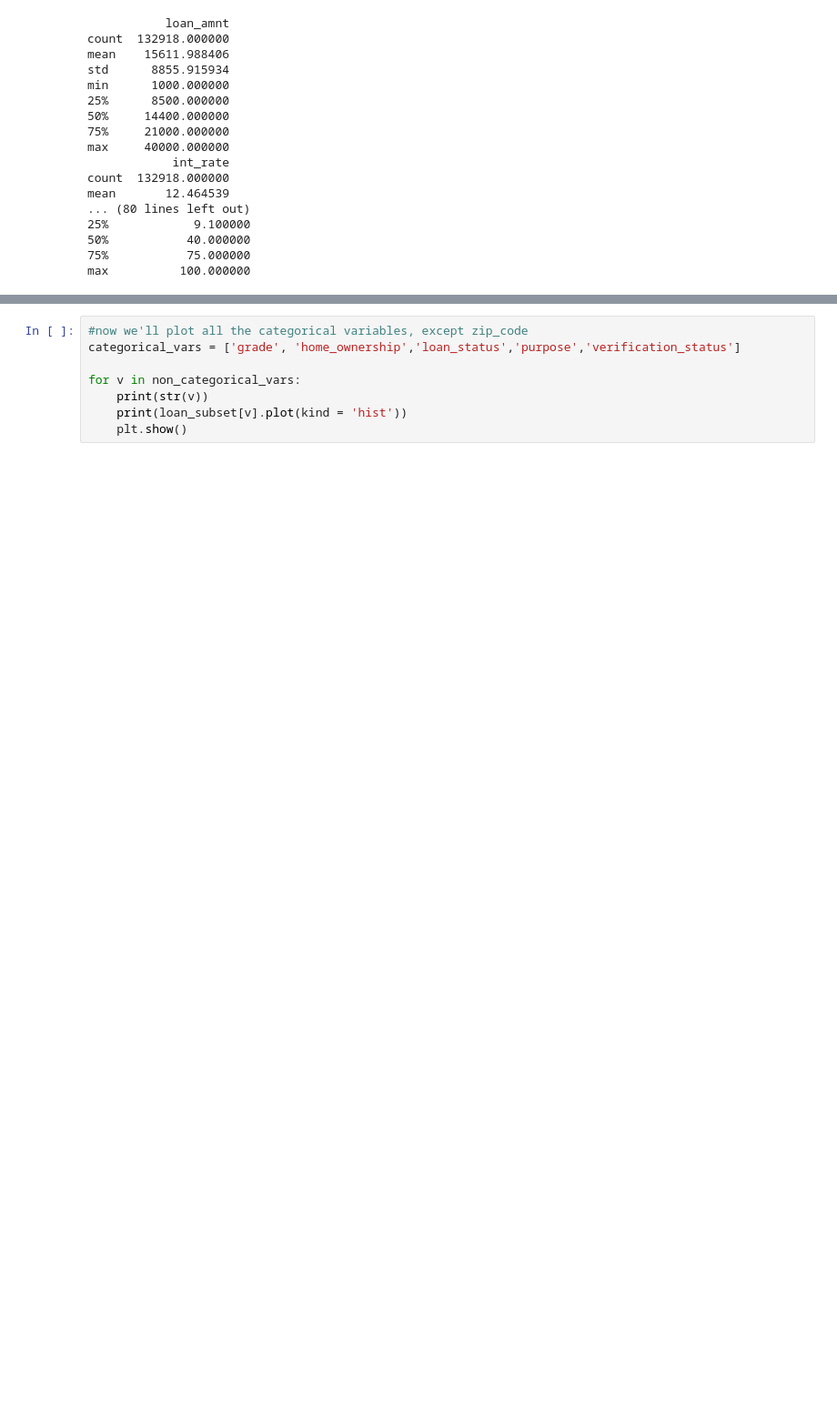
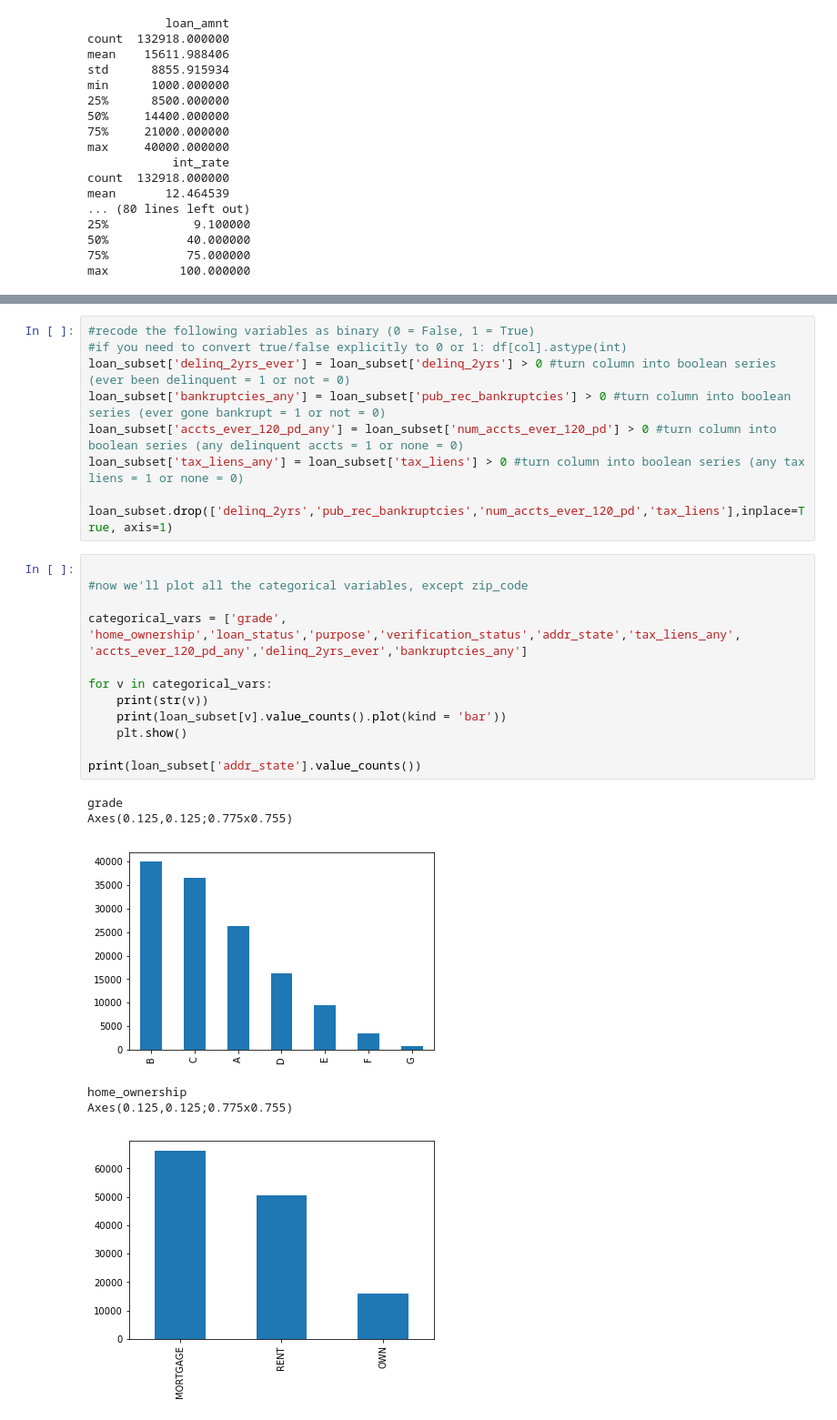
Before and after one commit to william-a-hughes/Springboard_Intermediate_Data_Science_Python, a Jupyter notebook: WHughes-Data_Wrangling.ipynb, the cells around one changed output, grey strips where cells are left out. Shown at 91% size. Saved outputs shown, nothing was run; the diff lists cells and outputs as text; blank space fills up the shorter version.

```diff
--- a/WHughes-Data_Wrangling.ipynb
+++ b/WHughes-Data_Wrangling.ipynb
@@ -488,8 +512,29 @@ Axes(0.125,0.125;0.775x0.755)
+# %%
+#recode the following variables as binary (0 = False, 1 = True)
+#if you need to convert true/false explicitly to 0 or 1: df[col].astype(int)
+loan_subset['delinq_2yrs_ever'] = loan_subset['delinq_2yrs'] > 0 #turn column into boolean series (ever been delinquent = 1 or not = 0)
+loan_subset['bankruptcies_any'] = loan_subset['pub_rec_bankruptcies'] > 0 #turn column into boolean series (ever gone bankrupt = 1 or not = 0)
+loan_subset['accts_ever_120_pd_any'] = loan_subset['num_accts_ever_120_pd'] > 0 #turn column into boolean series (any delinquent accts = 1 or none = 0)
+loan_subset['tax_liens_any'] = loan_subset['tax_liens'] > 0 #turn column into boolean series (any tax liens = 1 or none = 0)
+
+loan_subset.drop(['delinq_2yrs','pub_rec_bankruptcies','num_accts_ever_120_pd','tax_liens'],inplace=True, axis=1)
 # %%
+
 #now we'll plot all the categorical variables, except zip_code
-categorical_vars = ['grade', 'home_ownership','loan_status','purpose','verification_status']
 
-for v in non_categorical_vars:
+categorical_vars = ['grade', 'home_ownership','loan_status','purpose','verification_status','addr_state','tax_liens_any',
+'accts_ever_120_pd_any','delinq_2yrs_ever','bankruptcies_any']
+
+for v in categorical_vars:
     print(str(v))
-    print(loan_subset[v].plot(kind = 'hist'))
+    print(loan_subset[v].value_counts().plot(kind = 'bar'))
     plt.show()
+
+print(loan_subset['addr_state'].value_counts())
+# %% [output]
+grade
+Axes(0.125,0.125;0.775x0.755)
+[figure, added]
+home_ownership
+Axes(0.125,0.125;0.775x0.755)
+[figure, added]
```
Also changed, not shown: parts of 15 cells of this notebook.
